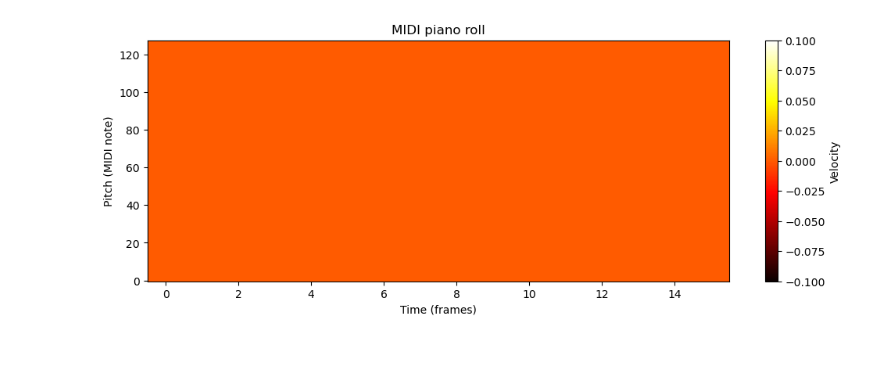
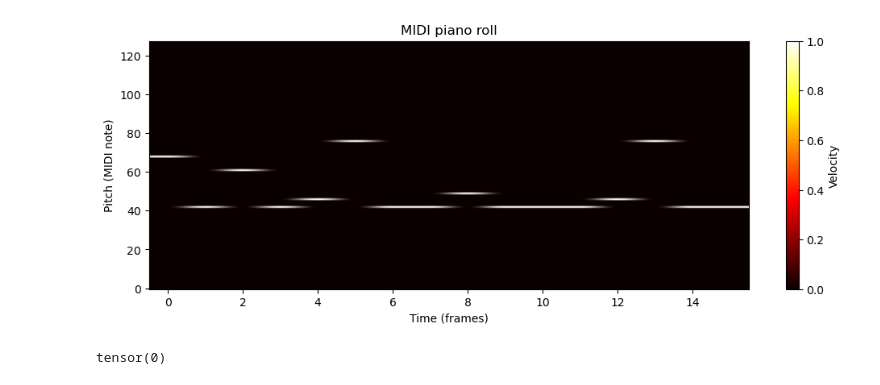
Before and after one commit to Ultimi-Sumiti/GAN_Music_Generator, a Jupyter notebook: first_test_modelv1.ipynb, the cells around one changed output. Drawn from its saved outputs; the diff is of its cells as text; code cells hidden in the pictures; blank space fills up the shorter version.

```diff
--- a/first_test_modelv1.ipynb
+++ b/first_test_modelv1.ipynb
@@ -5,17 +30,21 @@ from data.midi_preprocessing import *
 # Create the GAN.
 model = GAN()
 
+# Dataset.
 data_file_path = "data/preprocessed/maestro-v3.0.0/dataset1/50K_dataset.h5"
 dm = MaestroV3DataModule(data_file_path)
 
-# Train the net.
+# LossTracker.
+loss_tracker = LossTracker()
+
+# Define the trainer.
 trainer = L.Trainer(
     #enable_progress_bar=True,
     accelerator="auto",
     devices=1,
-    max_epochs=1,
+    max_epochs=10,
+    callbacks=[loss_tracker]
 )
-trainer.fit(model, dm)
 # %% [output]
 You are using the plain ModelCheckpoint callback. Consider using LitModelCheckpoint which with seamless uploading to Model registry.
 GPU available: True (cuda), used: True
@@ -41,7 +62,10 @@ LOCAL_RANK: 0 - CUDA_VISIBLE_DEVICES: [0]
 # %%
+# Set model in evaluation.
+model.eval()
+
 # Generate a sample.
 z_lst = []
-for _ in range(10):
+for _ in range(3):
     noise = torch.randn(1, 100)
     #print(noise)
     z_lst.append(noise)
@@ -83,12 +104,19 @@ for i, y in enumerate(hat_y):
 # %%
-#tensor = model(z_lst[0])
-#tensor = tensor.squeeze(0, 1)
-#(tensor > 0).sum()
+tensor = model(z_lst[2])
+_, max_indices = torch.max(tensor, dim=2, keepdim=True)
+#print(max_indices)
+show_piano_roll(tensor.squeeze(0,1).detach())
+(tensor.squeeze(0,1) > 1).sum()
 
-diff = pr_lst[1] - pr_lst[0]
-show_piano_roll(diff)
+#y_hard = torch.zeros_like(tensor)
+#y_hard = y_hard.scatter(dim=2, index=max_indices, value=1.0)
+#out = (y_hard - tensor).detach() + tensor
+#out = out.squeeze(0, 1)
+#(out > 0).sum()
+#show_piano_roll(out.detach())
 # %% [output]
-[figure, old version]
+[figure, new version]
+tensor(0)
 # %%
 def ascolta_midi(file_midi: str):
     """
```
Also changed, not shown: parts of 7 cells of this notebook.
